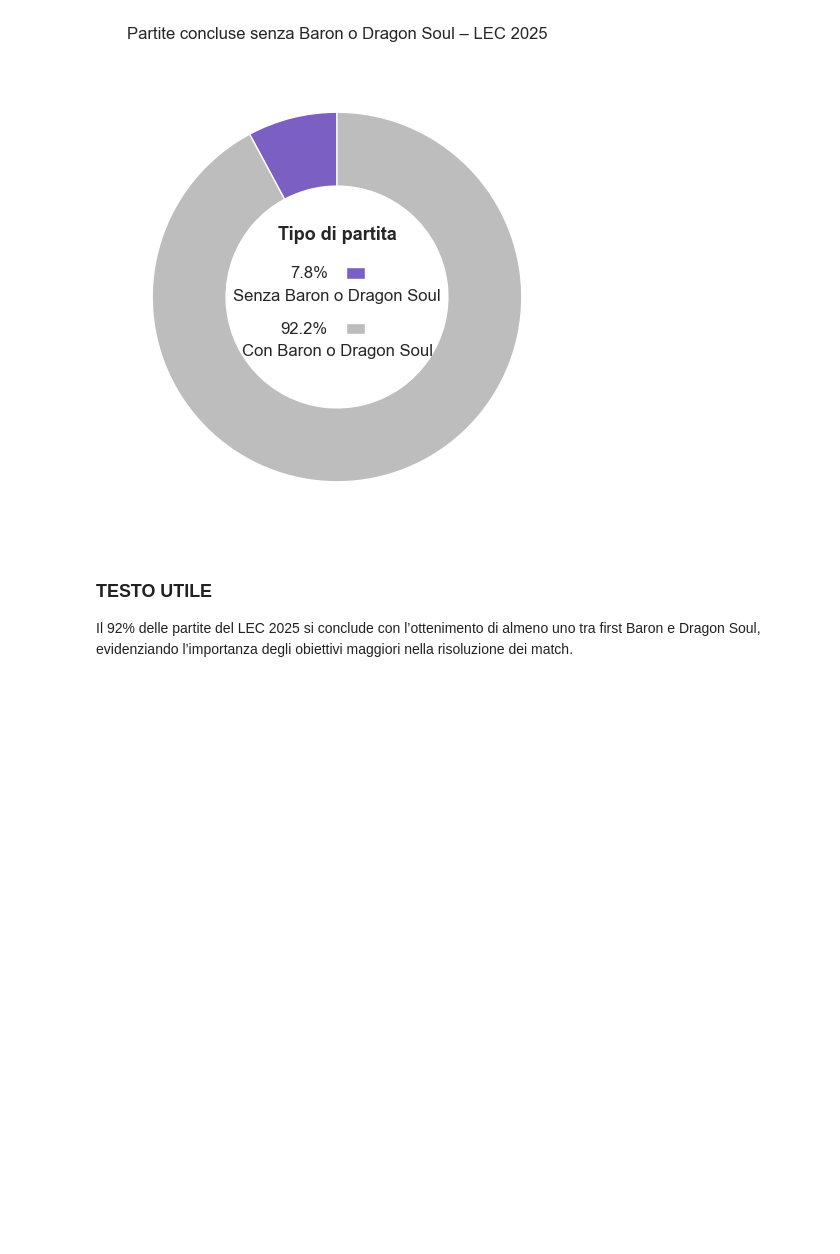
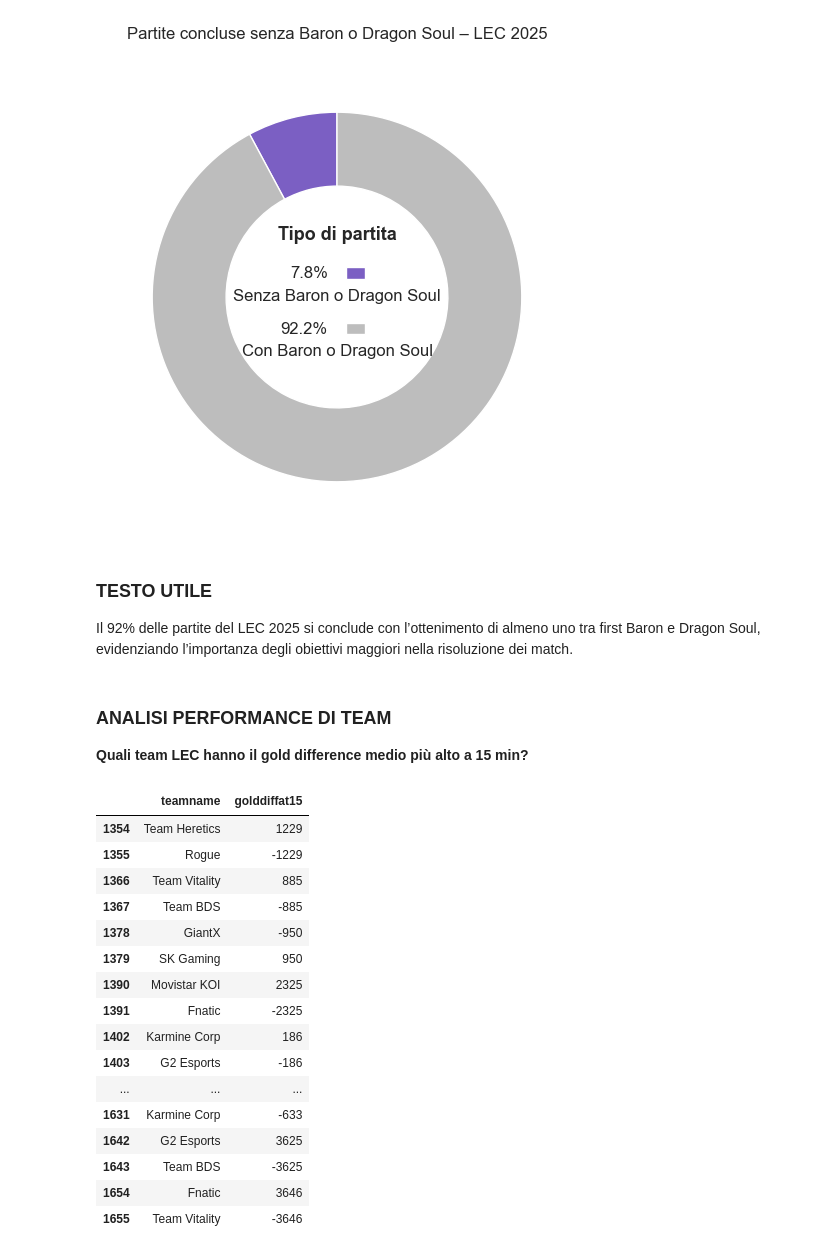
Before and after one commit to AnalystEca/G2-project-analysis, a Jupyter notebook: G2_analisi.ipynb, the cells around one changed output. Saved outputs shown, nothing was run; the diff lists cells and outputs as text; code cells hidden in the pictures; blank space fills up the shorter version.

```diff
--- a/G2_analisi.ipynb
+++ b/G2_analisi.ipynb
@@ -792,3 +792,33 @@ plt.show()
 # %% [markdown]
 ### TESTO UTILE
 Il 92% delle partite del LEC 2025 si conclude con l’ottenimento di almeno uno tra first Baron e Dragon Soul, evidenziando l’importanza degli obiettivi maggiori nella risoluzione dei match.
+# %% [markdown]
+### ANALISI PERFORMANCE DI TEAM
+**Quali team LEC hanno il gold difference medio più alto a 15 min?**
+# %%
+avg_goldAt15_team = (
+    lec_df
+    .loc[lec_df['position'] == 'team',
+         ['teamname', 'golddiffat15']]
+    .copy()
+)
+
+avg_goldAt15_team.head(20)
+# %% [output]
+|  | teamname | golddiffat15 |
+| 1354 | Team Heretics | 1229 |
+| 1355 | Rogue | -1229 |
+| 1366 | Team Vitality | 885 |
+| 1367 | Team BDS | -885 |
+| 1378 | GiantX | -950 |
+| 1379 | SK Gaming | 950 |
+| 1390 | Movistar KOI | 2325 |
+| 1391 | Fnatic | -2325 |
+| 1402 | Karmine Corp | 186 |
+| 1403 | G2 Esports | -186 |
+| ... | ... | ... |
+| 1631 | Karmine Corp | -633 |
+| 1642 | G2 Esports | 3625 |
+| 1643 | Team BDS | -3625 |
+| 1654 | Fnatic | 3646 |
+| 1655 | Team Vitality | -3646 |
```
Also changed, not shown: parts of 7 cells of this notebook, 1 other file.
